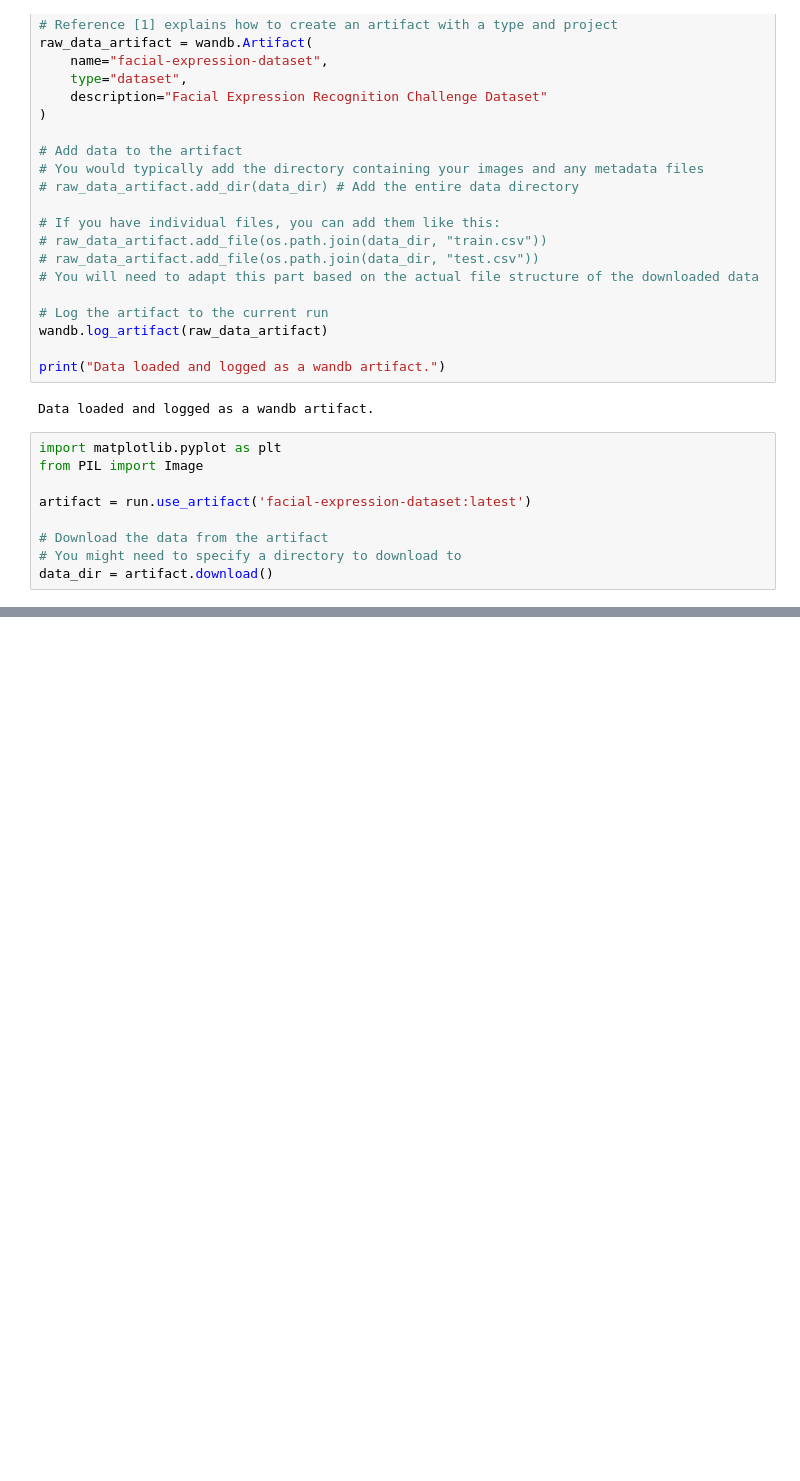
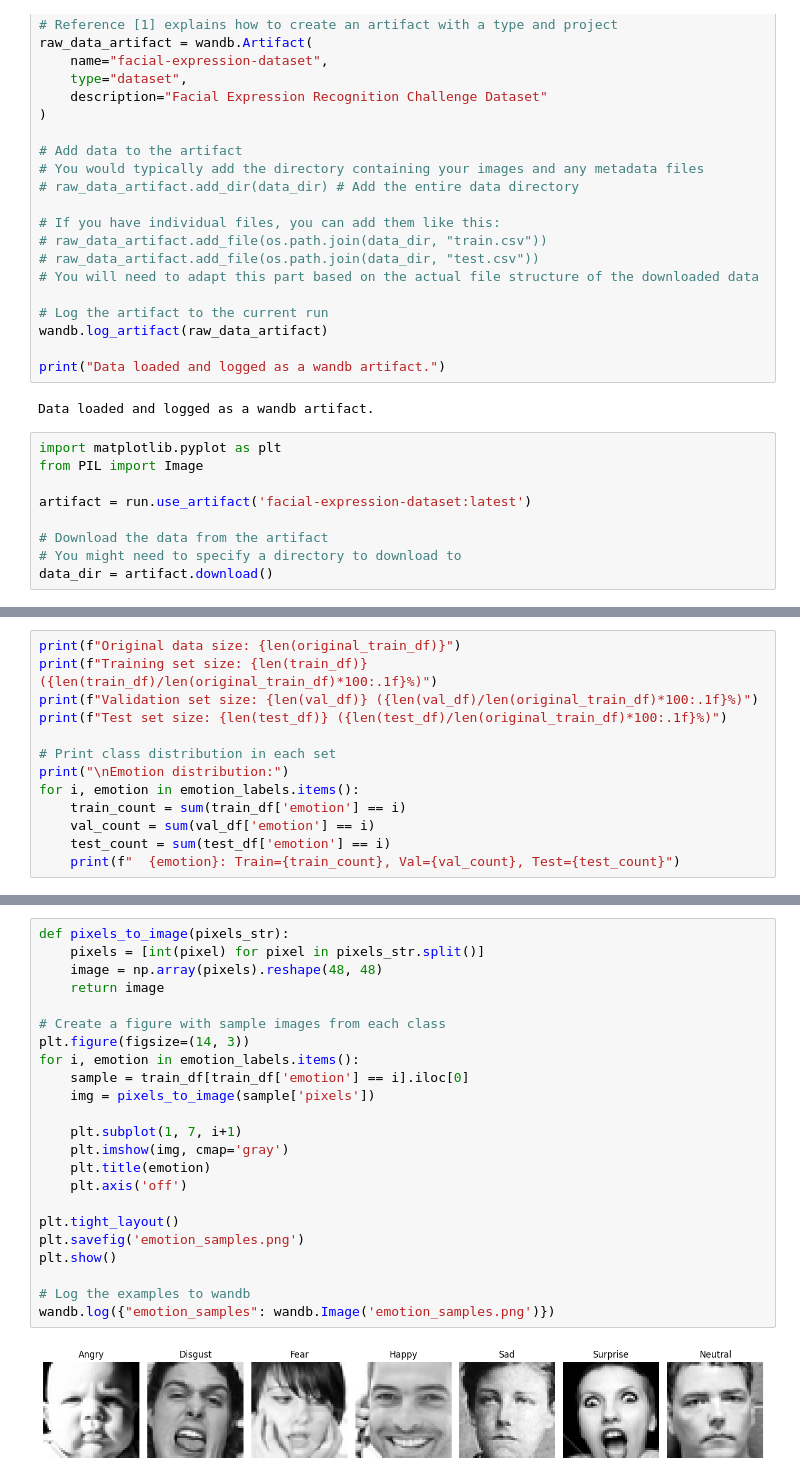
Before and after one commit to konstantine25b/Neural_Network_ML_Facial_Expression_Recognition_Challenge, a Jupyter notebook: Facial_Expression_Recognition_1.ipynb, the cells around one changed output, grey strips where cells are left out. Cells and saved outputs as stored; diff of their text form; blank space fills up the shorter version.

```diff
--- a/Facial_Expression_Recognition_1.ipynb
+++ b/Facial_Expression_Recognition_1.ipynb
@@ -145,0 +167,13 @@ AttributeError: 'str' object has no attribute 'shape'
+# %%
+print(f"Original data size: {len(original_train_df)}")
+print(f"Training set size: {len(train_df)} ({len(train_df)/len(original_train_df)*100:.1f}%)")
+print(f"Validation set size: {len(val_df)} ({len(val_df)/len(original_train_df)*100:.1f}%)")
+print(f"Test set size: {len(test_df)} ({len(test_df)/len(original_train_df)*100:.1f}%)")
+
+# Print class distribution in each set
+print("\nEmotion distribution:")
+for i, emotion in emotion_labels.items():
+    train_count = sum(train_df['emotion'] == i)
+    val_count = sum(val_df['emotion'] == i)
+    test_count = sum(test_df['emotion'] == i)
+    print(f"  {emotion}: Train={train_count}, Val={val_count}, Test={test_count}")
@@ -145,0 +194,25 @@ AttributeError: 'str' object has no attribute 'shape'
+# %%
+def pixels_to_image(pixels_str):
+    pixels = [int(pixel) for pixel in pixels_str.split()]
+    image = np.array(pixels).reshape(48, 48)
+    return image
+
+# Create a figure with sample images from each class
+plt.figure(figsize=(14, 3))
+for i, emotion in emotion_labels.items():
+    sample = train_df[train_df['emotion'] == i].iloc[0]
+    img = pixels_to_image(sample['pixels'])
+
+    plt.subplot(1, 7, i+1)
+    plt.imshow(img, cmap='gray')
+    plt.title(emotion)
+    plt.axis('off')
+
+plt.tight_layout()
+plt.savefig('emotion_samples.png')
+plt.show()
+
+# Log the examples to wandb
+wandb.log({"emotion_samples": wandb.Image('emotion_samples.png')})
+# %% [output]
+[figure, added]
```
Also changed, not shown: parts of 22 cells of this notebook, 3 other files.
